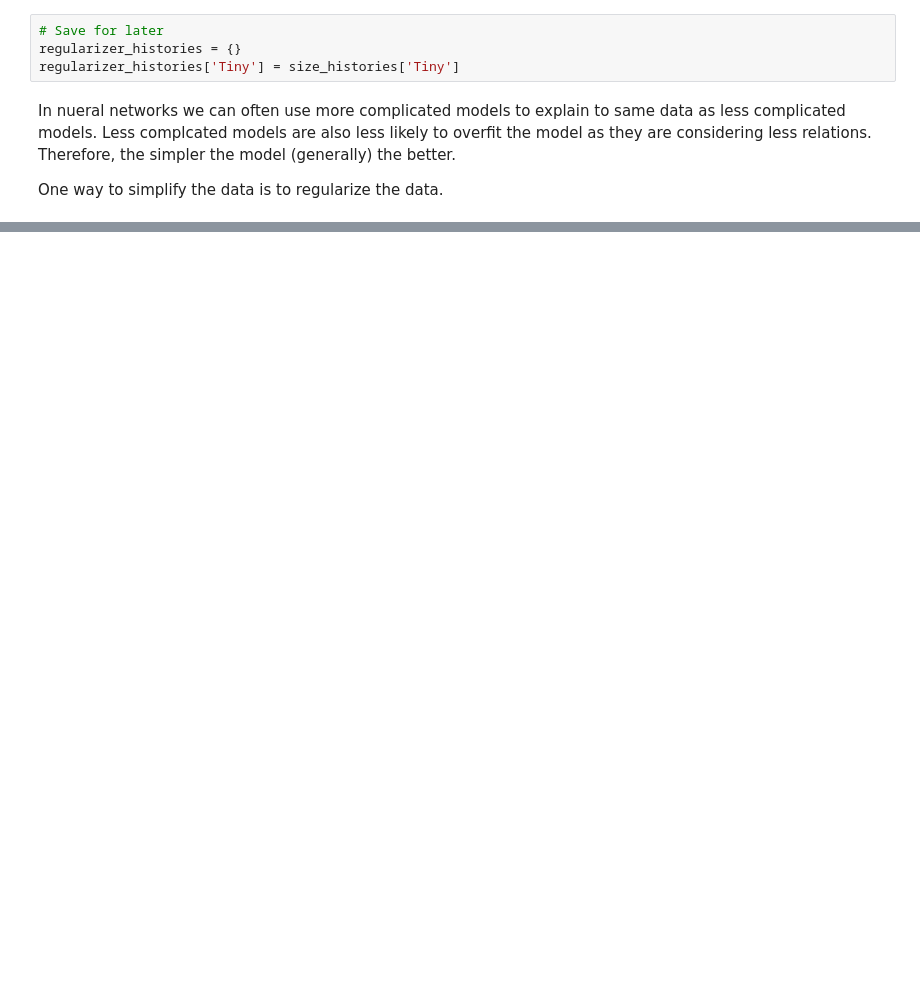
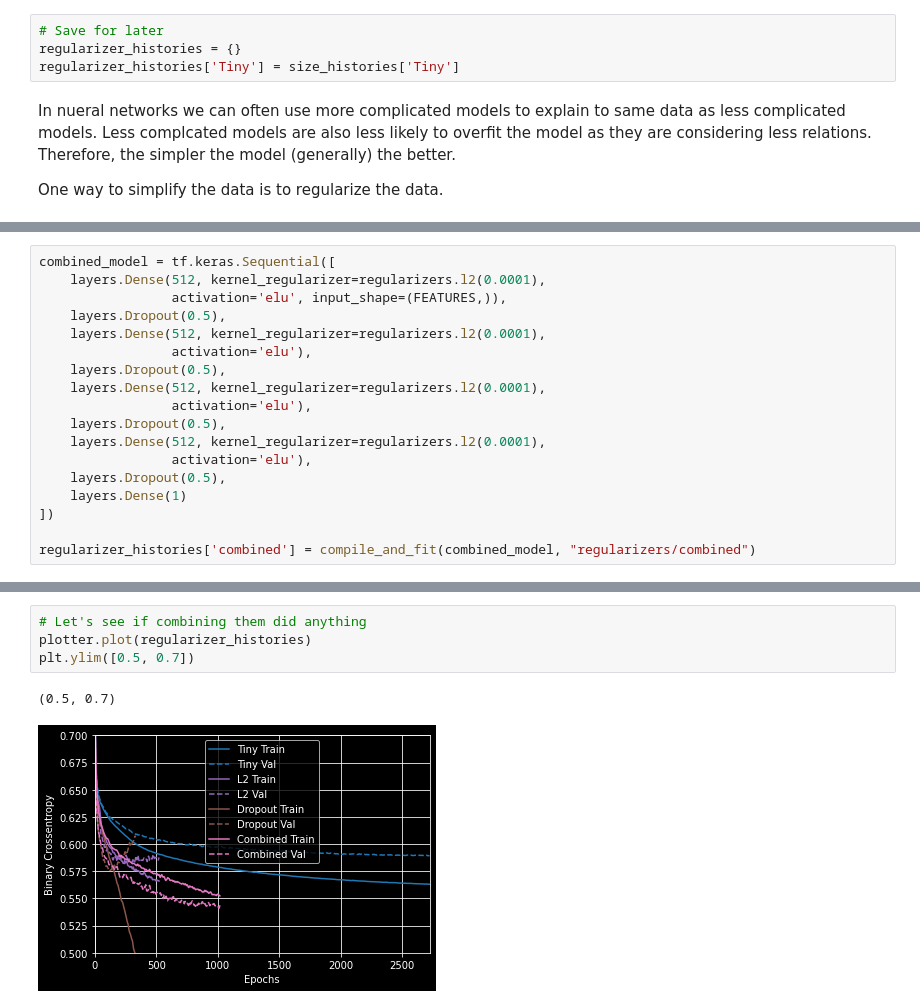
Before and after one commit to acherrera/machine_learning_learning, a Jupyter notebook: tutorials/07_over_under_fitting/07_over_under_fitting.ipynb, the cells around one changed output, grey strips where cells are left out. Saved outputs shown, nothing was run; the diff lists cells and outputs as text; blank space fills up the shorter version.

```diff
--- a/tutorials/07_over_under_fitting/07_over_under_fitting.ipynb
+++ b/tutorials/07_over_under_fitting/07_over_under_fitting.ipynb
@@ -368,0 +424,18 @@ KeyboardInterrupt:
+# %%
+combined_model = tf.keras.Sequential([
+    layers.Dense(512, kernel_regularizer=regularizers.l2(0.0001),
+                 activation='elu', input_shape=(FEATURES,)),
+    layers.Dropout(0.5),
+    layers.Dense(512, kernel_regularizer=regularizers.l2(0.0001),
+                 activation='elu'),
+    layers.Dropout(0.5),
+    layers.Dense(512, kernel_regularizer=regularizers.l2(0.0001),
+                 activation='elu'),
+    layers.Dropout(0.5),
+    layers.Dense(512, kernel_regularizer=regularizers.l2(0.0001),
+                 activation='elu'),
+    layers.Dropout(0.5),
+    layers.Dense(1)
+])
+
+regularizer_histories['combined'] = compile_and_fit(combined_model, "regularizers/combined")
@@ -368,0 +460,7 @@ KeyboardInterrupt:
+# %%
+# Let's see if combining them did anything
+plotter.plot(regularizer_histories)
+plt.ylim([0.5, 0.7])
+# %% [output]
+(0.5, 0.7)
+[figure, added]
```
Also changed, not shown: parts of 19 cells of this notebook, 34 other files.
